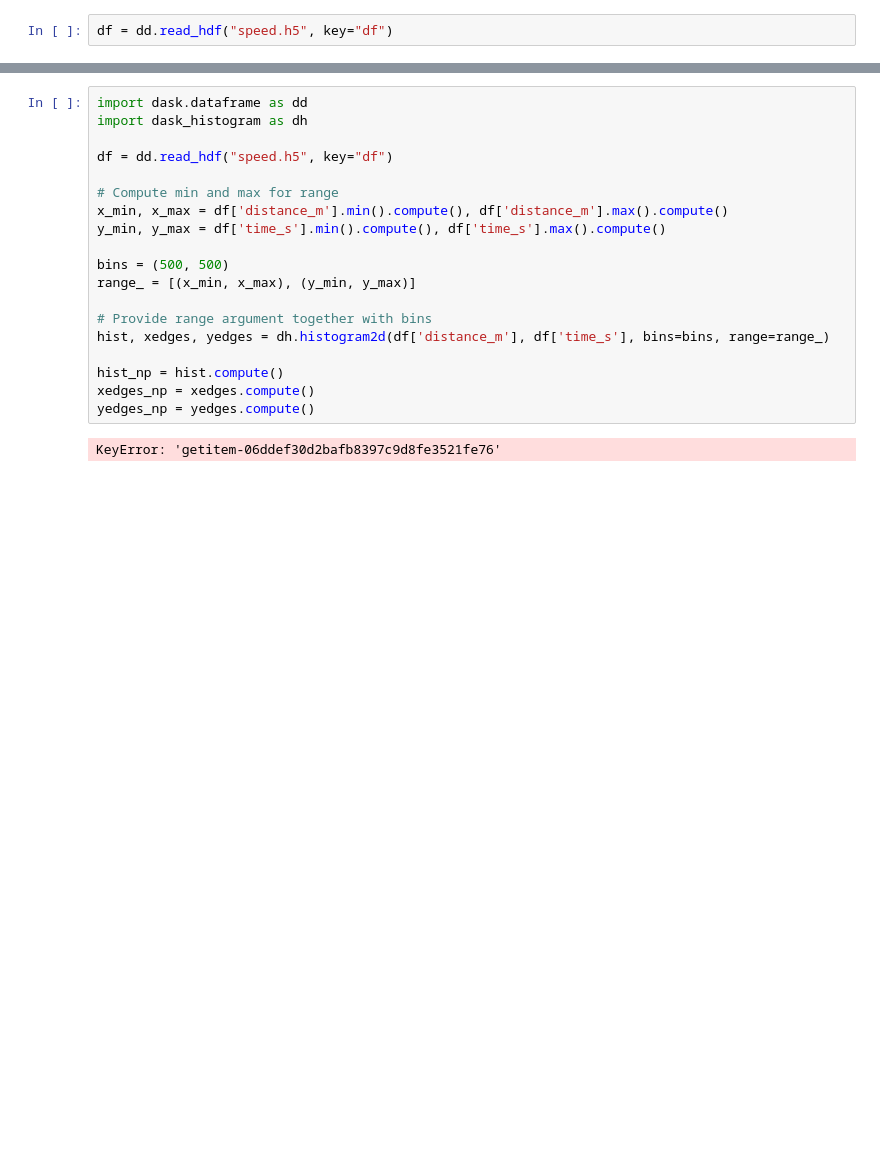
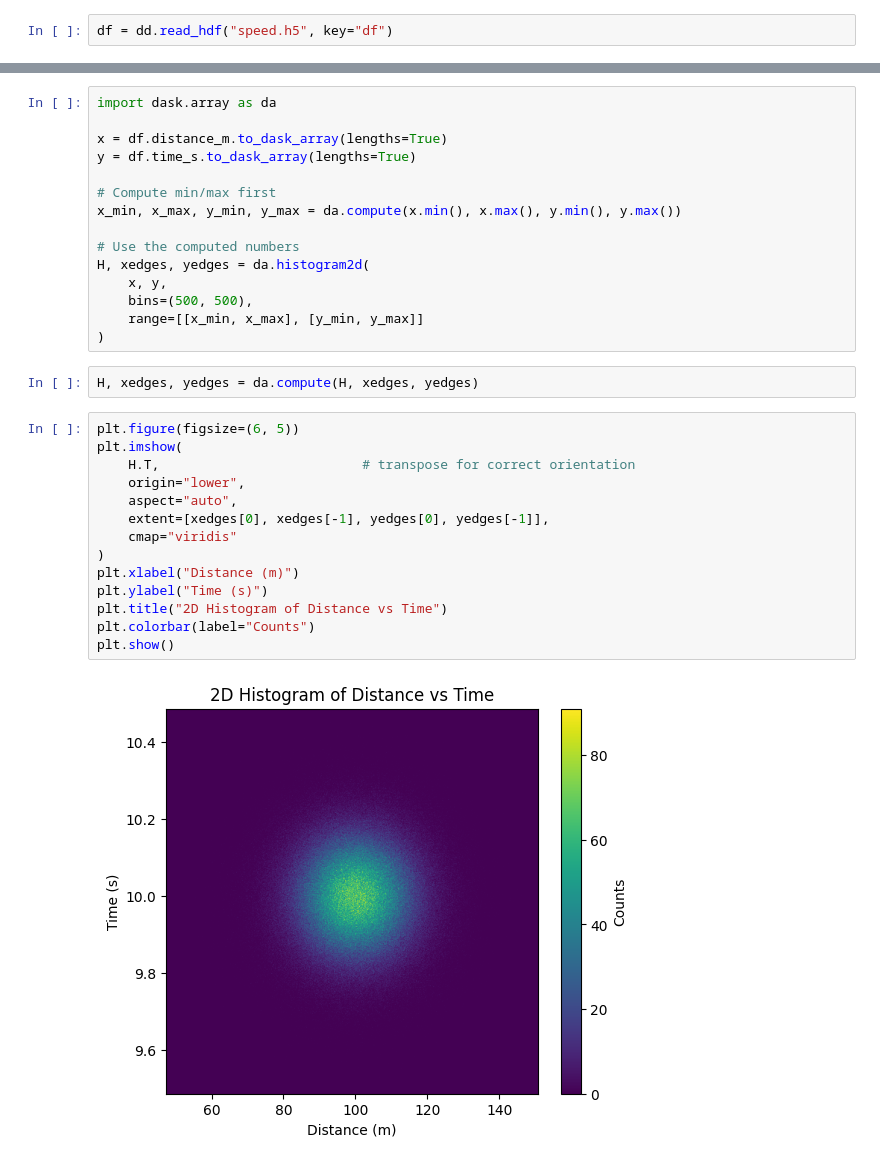
Before and after one commit to grzanka/hpda-2025, a Jupyter notebook: part2_dask.ipynb, the cells around one changed output, grey strips where cells are left out. Saved outputs shown, nothing was run; the diff lists cells and outputs as text; blank space fills up the shorter version.

```diff
--- a/part2_dask.ipynb
+++ b/part2_dask.ipynb
@@ -76,21 +69,33 @@ df.head()
 # %%
-import dask.dataframe as dd
-import dask_histogram as dh
+import dask.array as da
 
-df = dd.read_hdf("speed.h5", key="df")
+x = df.distance_m.to_dask_array(lengths=True)
+y = df.time_s.to_dask_array(lengths=True)
 
-# Compute min and max for range
-x_min, x_max = df['distance_m'].min().compute(), df['distance_m'].max().compute()
-y_min, y_max = df['time_s'].min().compute(), df['time_s'].max().compute()
+# Compute min/max first
+x_min, x_max, y_min, y_max = da.compute(x.min(), x.max(), y.min(), y.max())
 
-bins = (500, 500)
-range_ = [(x_min, x_max), (y_min, y_max)]
-
-# Provide range argument together with bins
-hist, xedges, yedges = dh.histogram2d(df['distance_m'], df['time_s'], bins=bins, range=range_)
-
-hist_np = hist.compute()
-xedges_np = xedges.compute()
-yedges_np = yedges.compute()
+# Use the computed numbers
+H, xedges, yedges = da.histogram2d(
+    x, y,
+    bins=(500, 500),
+    range=[[x_min, x_max], [y_min, y_max]]
+)
-# %% [output]
-KeyError: 'getitem-06ddef30d2bafb8397c9d8fe3521fe76'
+# %%
+H, xedges, yedges = da.compute(H, xedges, yedges)
+# %%
+plt.figure(figsize=(6, 5))
+plt.imshow(
+    H.T,                          # transpose for correct orientation
+    origin="lower",
+    aspect="auto",
+    extent=[xedges[0], xedges[-1], yedges[0], yedges[-1]],
+    cmap="viridis"
+)
+plt.xlabel("Distance (m)")
+plt.ylabel("Time (s)")
+plt.title("2D Histogram of Distance vs Time")
+plt.colorbar(label="Counts")
+plt.show()
+# %% [output]
+[figure, added]
```
Also changed, not shown: parts of 8 cells of this notebook.
